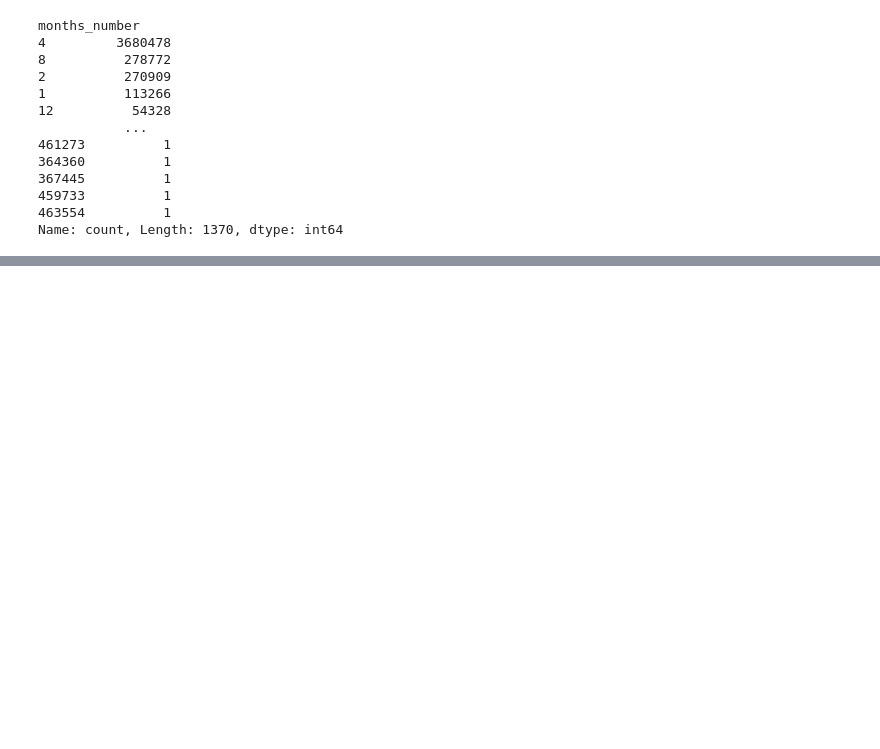
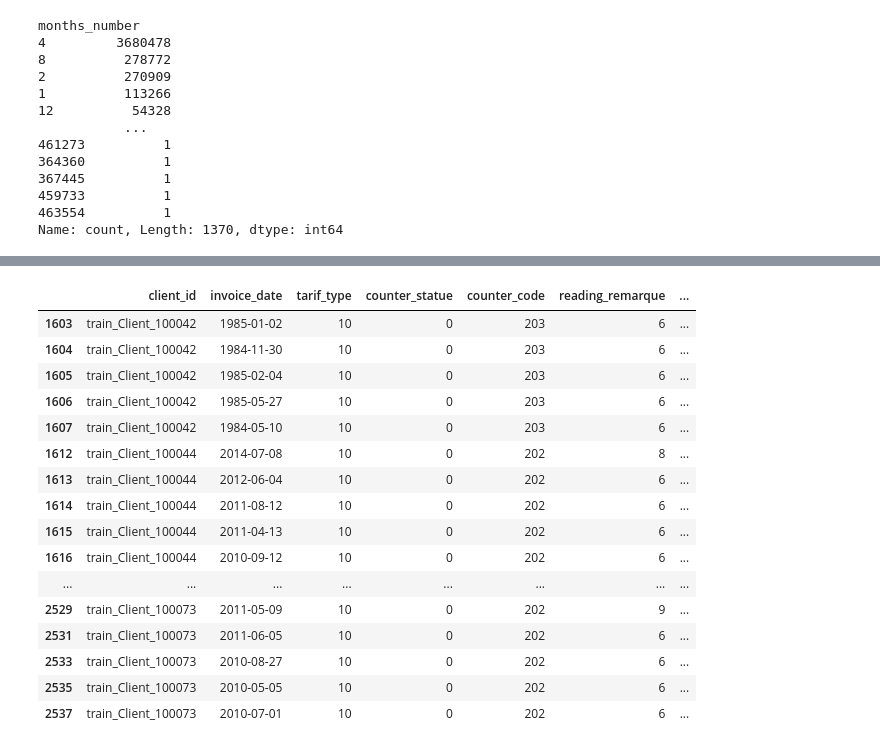
Before and after one commit to jakoum1/fraud-detection, a Jupyter notebook: main1.ipynb, the cells around one changed output, grey strips where cells are left out. Cells and saved outputs as stored; diff of their text form; code cells hidden in the pictures; blank space fills up the shorter version.

```diff
--- a/main1.ipynb
+++ b/main1.ipynb
@@ -373,0 +521,20 @@ Index(['client_id', 'invoice_date', 'tarif_type', 'counter_number',
+# %%
+df[df['tarif_type']==10].head(50)
+# %% [output]
+|  | client_id | invoice_date | tarif_type | counter_statue | counter_code | reading_remarque | ... |
+| 1603 | train_Client_100042 | 1985-01-02 | 10 | 0 | 203 | 6 | ... |
+| 1604 | train_Client_100042 | 1984-11-30 | 10 | 0 | 203 | 6 | ... |
+| 1605 | train_Client_100042 | 1985-02-04 | 10 | 0 | 203 | 6 | ... |
+| 1606 | train_Client_100042 | 1985-05-27 | 10 | 0 | 203 | 6 | ... |
+| 1607 | train_Client_100042 | 1984-05-10 | 10 | 0 | 203 | 6 | ... |
+| 1612 | train_Client_100044 | 2014-07-08 | 10 | 0 | 202 | 8 | ... |
+| 1613 | train_Client_100044 | 2012-06-04 | 10 | 0 | 202 | 6 | ... |
+| 1614 | train_Client_100044 | 2011-08-12 | 10 | 0 | 202 | 6 | ... |
+| 1615 | train_Client_100044 | 2011-04-13 | 10 | 0 | 202 | 6 | ... |
+| 1616 | train_Client_100044 | 2010-09-12 | 10 | 0 | 202 | 6 | ... |
+| ... | ... | ... | ... | ... | ... | ... | ... |
+| 2529 | train_Client_100073 | 2011-05-09 | 10 | 0 | 202 | 9 | ... |
+| 2531 | train_Client_100073 | 2011-06-05 | 10 | 0 | 202 | 6 | ... |
+| 2533 | train_Client_100073 | 2010-08-27 | 10 | 0 | 202 | 6 | ... |
+| 2535 | train_Client_100073 | 2010-05-05 | 10 | 0 | 202 | 6 | ... |
+| 2537 | train_Client_100073 | 2010-07-01 | 10 | 0 | 202 | 6 | ... |
```
Also changed, not shown: parts of 17 cells of this notebook.
